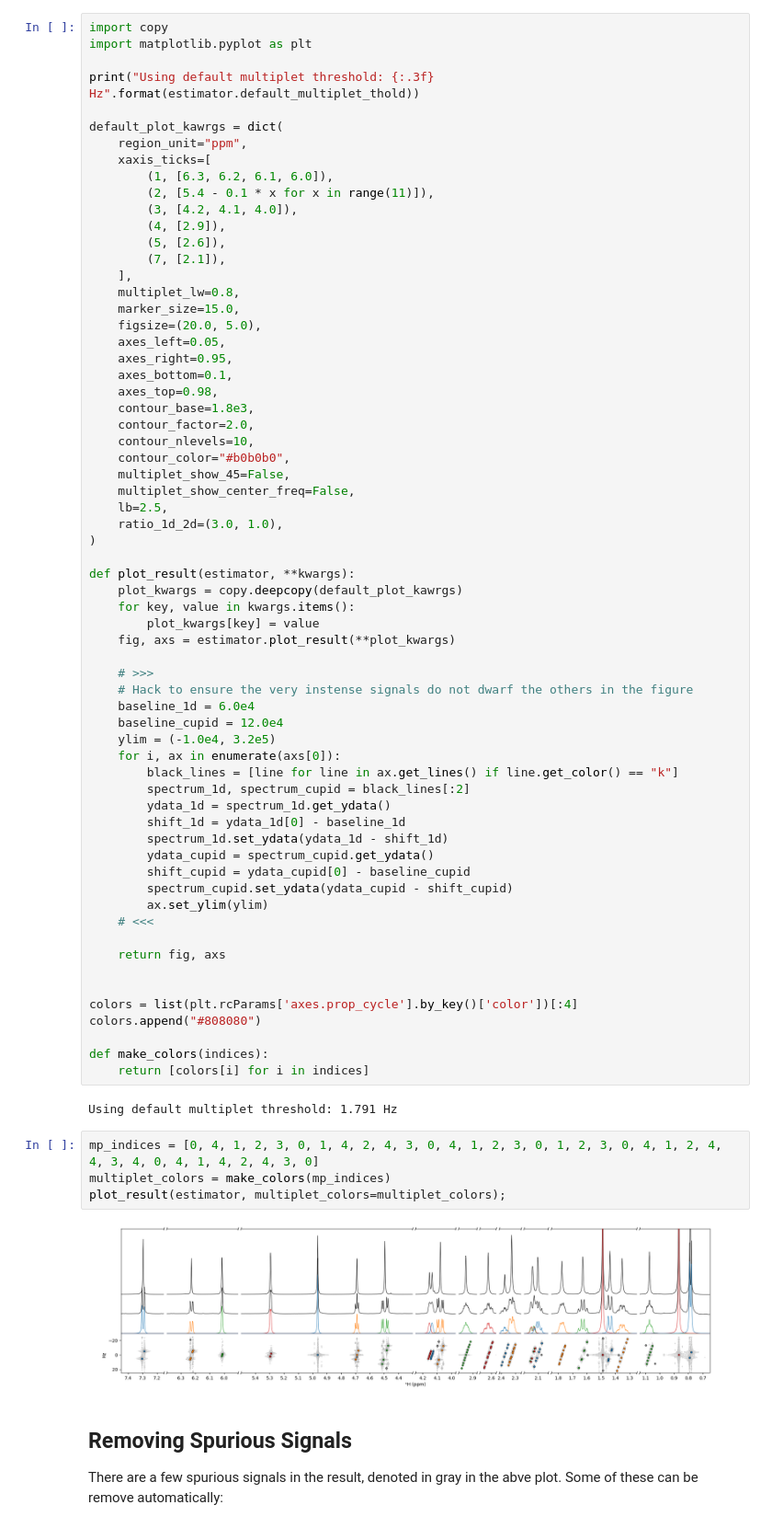
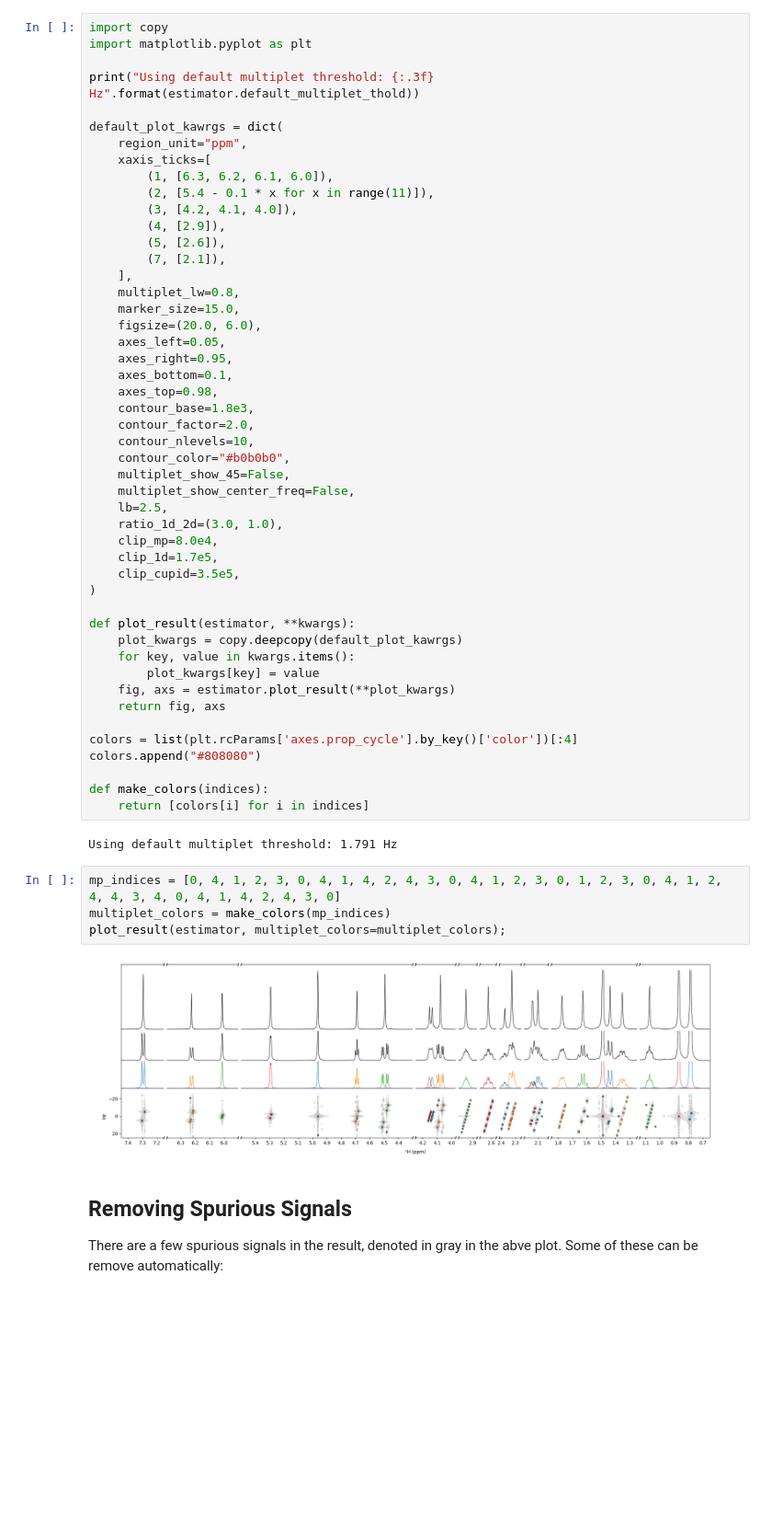
Before and after one commit to foroozandehgroup/cupid-data, a Jupyter notebook: code/dexamethasone/dexamethasone.ipynb, the cells around one changed output. Shown at 92% size. Cells and saved outputs as stored; diff of their text form; blank space fills up the shorter version.

```diff
--- a/code/dexamethasone/dexamethasone.ipynb
+++ b/code/dexamethasone/dexamethasone.ipynb
@@ -116,7 +114,7 @@ default_plot_kawrgs = dict(
     ],
     multiplet_lw=0.8,
     marker_size=15.0,
-    figsize=(20.0, 5.0),
+    figsize=(20.0, 6.0),
     axes_left=0.05,
     axes_right=0.95,
     axes_bottom=0.1,
@@ -129,6 +127,9 @@ default_plot_kawrgs = dict(
     multiplet_show_center_freq=False,
     lb=2.5,
     ratio_1d_2d=(3.0, 1.0),
+    clip_mp=8.0e4,
+    clip_1d=1.7e5,
+    clip_cupid=3.5e5,
 )
 
 def plot_result(estimator, **kwargs):
@@ -136,26 +137,7 @@ def plot_result(estimator, **kwargs):
     for key, value in kwargs.items():
         plot_kwargs[key] = value
     fig, axs = estimator.plot_result(**plot_kwargs)
-
-    # >>>
-    # Hack to ensure the very instense signals do not dwarf the others in the figure
-    baseline_1d = 6.0e4
-    baseline_cupid = 12.0e4
-    ylim = (-1.0e4, 3.2e5)
-    for i, ax in enumerate(axs[0]):
-        black_lines = [line for line in ax.get_lines() if line.get_color() == "k"]
-        spectrum_1d, spectrum_cupid = black_lines[:2]
-        ydata_1d = spectrum_1d.get_ydata()
-        shift_1d = ydata_1d[0] - baseline_1d
-        spectrum_1d.set_ydata(ydata_1d - shift_1d)
-        ydata_cupid = spectrum_cupid.get_ydata()
-        shift_cupid = ydata_cupid[0] - baseline_cupid
-        spectrum_cupid.set_ydata(ydata_cupid - shift_cupid)
-        ax.set_ylim(ylim)
-    # <<<
-
     return fig, axs
-
 
 colors = list(plt.rcParams['axes.prop_cycle'].by_key()['color'])[:4]
 colors.append("#808080")
@@ -165,11 +147,11 @@ def make_colors(indices):
 # %% [output]
 Using default multiplet threshold: 1.791 Hz
 # %%
-mp_indices = [0, 4, 1, 2, 3, 0, 1, 4, 2, 4, 3, 0, 4, 1, 2, 3, 0, 1, 2, 3, 0, 4, 1, 2, 4, 4, 3, 4, 0, 4, 1, 4, 2, 4, 3, 0]
+mp_indices = [0, 4, 1, 2, 3, 0, 4, 1, 4, 2, 4, 3, 0, 4, 1, 2, 3, 0, 1, 2, 3, 0, 4, 1, 2, 4, 4, 3, 4, 0, 4, 1, 4, 2, 4, 3, 0]
 multiplet_colors = make_colors(mp_indices)
 plot_result(estimator, multiplet_colors=multiplet_colors);
 # %% [output]
-[figure, old version]
+[figure, new version]
 # %% [markdown]
 ## Removing Spurious Signals
 
```
Also changed, not shown: parts of 3 cells of this notebook, 2 other files.
